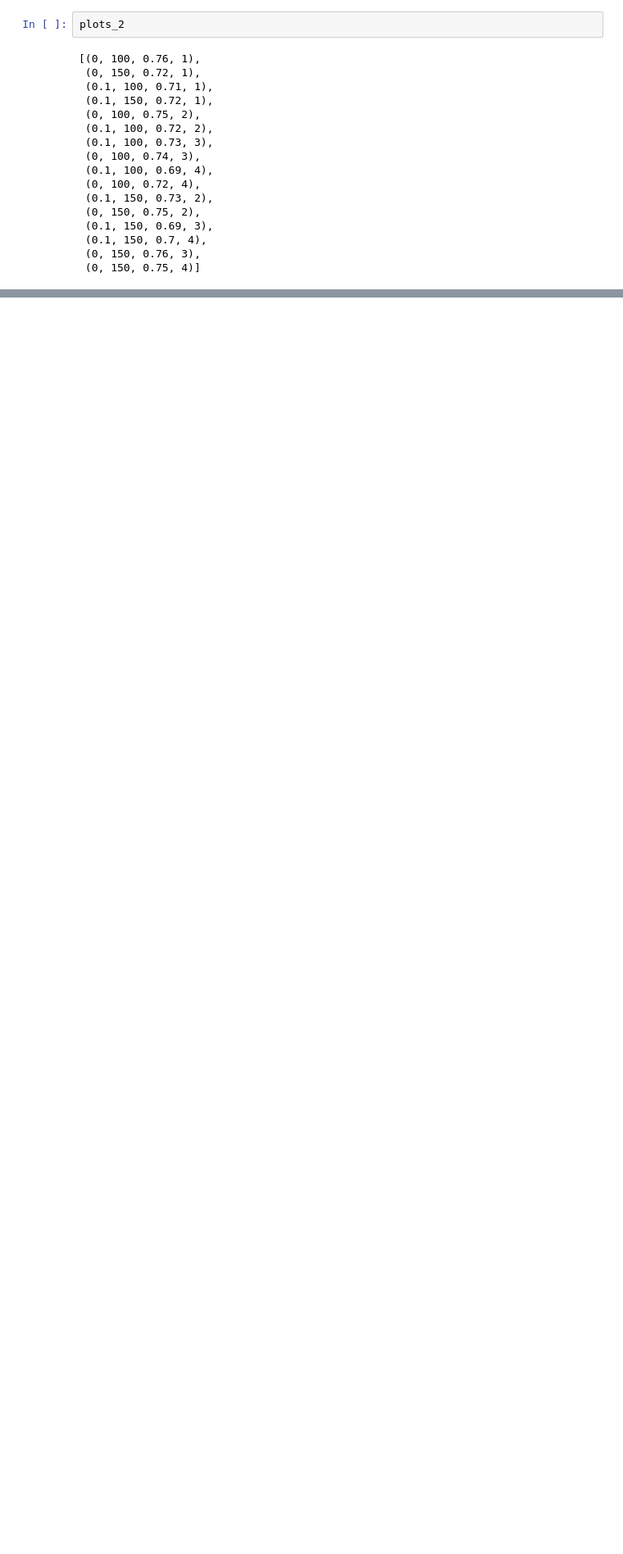
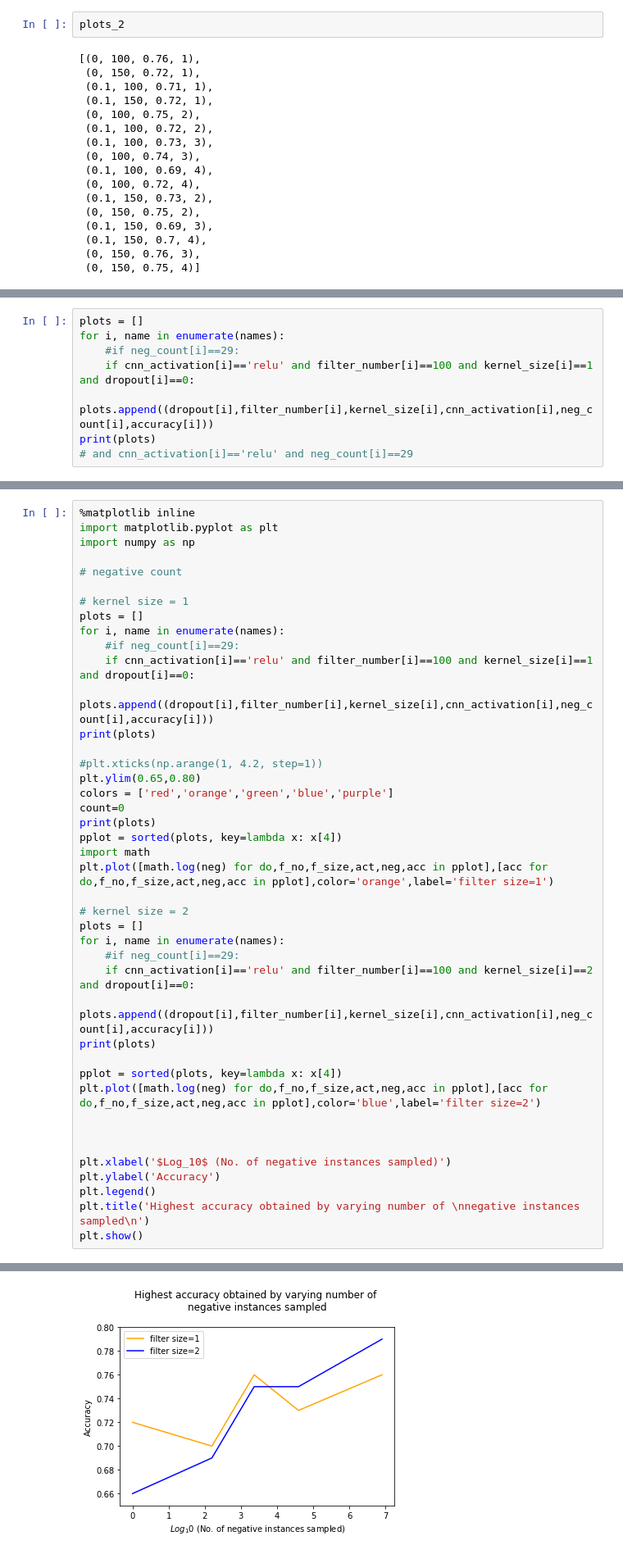
Before and after one commit to fshdnc/disease_normalization, a Jupyter notebook: src/expt_hyp_search.ipynb, the cells around one changed output, grey strips where cells are left out. Shown at 82% size. Drawn from its saved outputs; the diff is of its cells as text; blank space fills up the shorter version.

```diff
--- a/src/expt_hyp_search.ipynb
+++ b/src/expt_hyp_search.ipynb
@@ -154,0 +238,8 @@ plt.show()
+# %%
+plots = []
+for i, name in enumerate(names):
+    #if neg_count[i]==29:
+    if cnn_activation[i]=='relu' and filter_number[i]==100 and kernel_size[i]==1 and dropout[i]==0:
+        plots.append((dropout[i],filter_number[i],kernel_size[i],cnn_activation[i],neg_count[i],accuracy[i]))
+print(plots)
+# and cnn_activation[i]=='relu' and neg_count[i]==29
@@ -154,0 +248,43 @@ plt.show()
+# %%
+%matplotlib inline
+import matplotlib.pyplot as plt
+import numpy as np
+
+# negative count
+
+# kernel size = 1
+plots = []
+for i, name in enumerate(names):
+    #if neg_count[i]==29:
+    if cnn_activation[i]=='relu' and filter_number[i]==100 and kernel_size[i]==1 and dropout[i]==0:
+        plots.append((dropout[i],filter_number[i],kernel_size[i],cnn_activation[i],neg_count[i],accuracy[i]))
+print(plots)
+
+#plt.xticks(np.arange(1, 4.2, step=1))
+plt.ylim(0.65,0.80)
+colors = ['red','orange','green','blue','purple']
+count=0
+print(plots)
+pplot = sorted(plots, key=lambda x: x[4])
+import math
+plt.plot([math.log(neg) for do,f_no,f_size,act,neg,acc in pplot],[acc for do,f_no,f_size,act,neg,acc in pplot],color='orange',label='filter size=1')
+
+# kernel size = 2
+plots = []
+for i, name in enumerate(names):
+    #if neg_count[i]==29:
+    if cnn_activation[i]=='relu' and filter_number[i]==100 and kernel_size[i]==2 and dropout[i]==0:
+        plots.append((dropout[i],filter_number[i],kernel_size[i],cnn_activation[i],neg_count[i],accuracy[i]))
+print(plots)
+
+pplot = sorted(plots, key=lambda x: x[4])
+plt.plot([math.log(neg) for do,f_no,f_size,act,neg,acc in pplot],[acc for do,f_no,f_size,act,neg,acc in pplot],color='blue',label='filter size=2')
+
+
+
+plt.xlabel('$Log_10$ (No. of negative instances sampled)')
+plt.ylabel('Accuracy')
+plt.legend()
+plt.title('Highest accuracy obtained by varying number of \nnegative instances sampled\n')
+plt.show()
+# %% [output]
@@ -154,0 +294 @@ plt.show()
+[figure, added]
```
Also changed, not shown: parts of 11 cells of this notebook, 1 other file.
